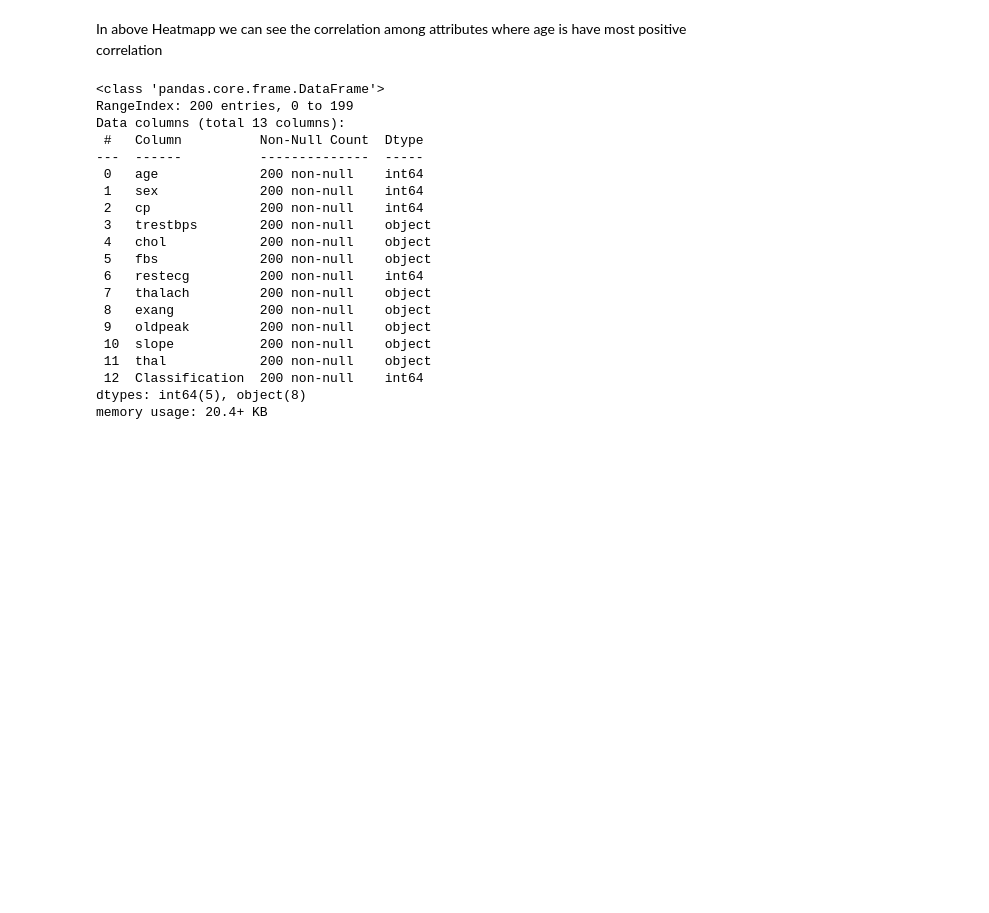
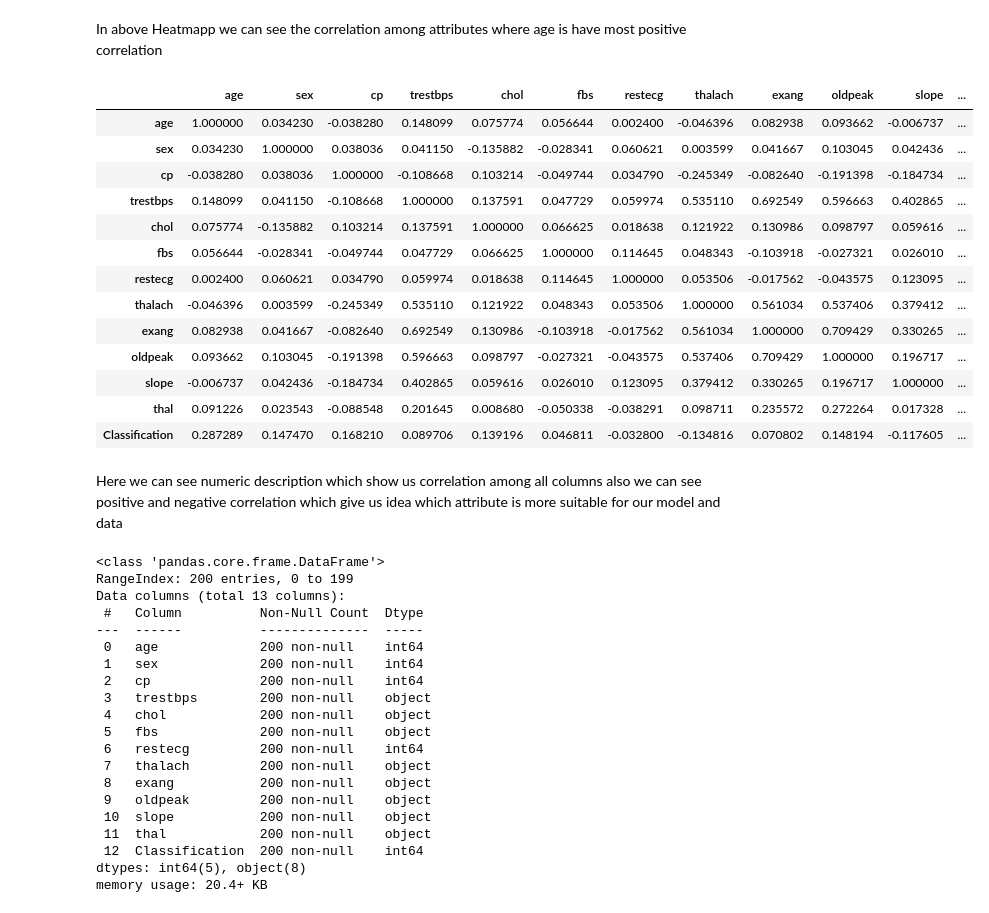
Before and after one commit to Anwesh91/M20_Prpject2020, a Jupyter notebook: M20_P5_heartdisease_data.ipynb, the cells around one changed output. Cells and saved outputs as stored; diff of their text form; code cells hidden in the pictures; blank space fills up the shorter version.

```diff
--- a/M20_P5_heartdisease_data.ipynb
+++ b/M20_P5_heartdisease_data.ipynb
@@ -219,6 +222,25 @@ plt.show()
 [figure]
 # %% [markdown]
 In above Heatmapp we can see the correlation among attributes where age is have most positive correlation
+# %%
+data.corr()
+# %% [output]
+|  | age | sex | cp | trestbps | chol | fbs | restecg | thalach | exang | oldpeak | slope | ... |
+| age | 1.000000 | 0.034230 | -0.038280 | 0.148099 | 0.075774 | 0.056644 | 0.002400 | -0.046396 | 0.082938 | 0.093662 | -0.006737 | ... |
+| sex | 0.034230 | 1.000000 | 0.038036 | 0.041150 | -0.135882 | -0.028341 | 0.060621 | 0.003599 | 0.041667 | 0.103045 | 0.042436 | ... |
+| cp | -0.038280 | 0.038036 | 1.000000 | -0.108668 | 0.103214 | -0.049744 | 0.034790 | -0.245349 | -0.082640 | -0.191398 | -0.184734 | ... |
+| trestbps | 0.148099 | 0.041150 | -0.108668 | 1.000000 | 0.137591 | 0.047729 | 0.059974 | 0.535110 | 0.692549 | 0.596663 | 0.402865 | ... |
+| chol | 0.075774 | -0.135882 | 0.103214 | 0.137591 | 1.000000 | 0.066625 | 0.018638 | 0.121922 | 0.130986 | 0.098797 | 0.059616 | ... |
+| fbs | 0.056644 | -0.028341 | -0.049744 | 0.047729 | 0.066625 | 1.000000 | 0.114645 | 0.048343 | -0.103918 | -0.027321 | 0.026010 | ... |
+| restecg | 0.002400 | 0.060621 | 0.034790 | 0.059974 | 0.018638 | 0.114645 | 1.000000 | 0.053506 | -0.017562 | -0.043575 | 0.123095 | ... |
+| thalach | -0.046396 | 0.003599 | -0.245349 | 0.535110 | 0.121922 | 0.048343 | 0.053506 | 1.000000 | 0.561034 | 0.537406 | 0.379412 | ... |
+| exang | 0.082938 | 0.041667 | -0.082640 | 0.692549 | 0.130986 | -0.103918 | -0.017562 | 0.561034 | 1.000000 | 0.709429 | 0.330265 | ... |
+| oldpeak | 0.093662 | 0.103045 | -0.191398 | 0.596663 | 0.098797 | -0.027321 | -0.043575 | 0.537406 | 0.709429 | 1.000000 | 0.196717 | ... |
+| slope | -0.006737 | 0.042436 | -0.184734 | 0.402865 | 0.059616 | 0.026010 | 0.123095 | 0.379412 | 0.330265 | 0.196717 | 1.000000 | ... |
+| thal | 0.091226 | 0.023543 | -0.088548 | 0.201645 | 0.008680 | -0.050338 | -0.038291 | 0.098711 | 0.235572 | 0.272264 | 0.017328 | ... |
+| Classification | 0.287289 | 0.147470 | 0.168210 | 0.089706 | 0.139196 | 0.046811 | -0.032800 | -0.134816 | 0.070802 | 0.148194 | -0.117605 | ... |
+# %% [markdown]
+Here we can see numeric description which show us correlation among all columns also we can see positive and negative correlation which give us idea which attribute is more suitable for our model and data
 # %%
 data.info()
 # %% [output]
```
Also changed, not shown: parts of 19 cells of this notebook, 2 other files.
